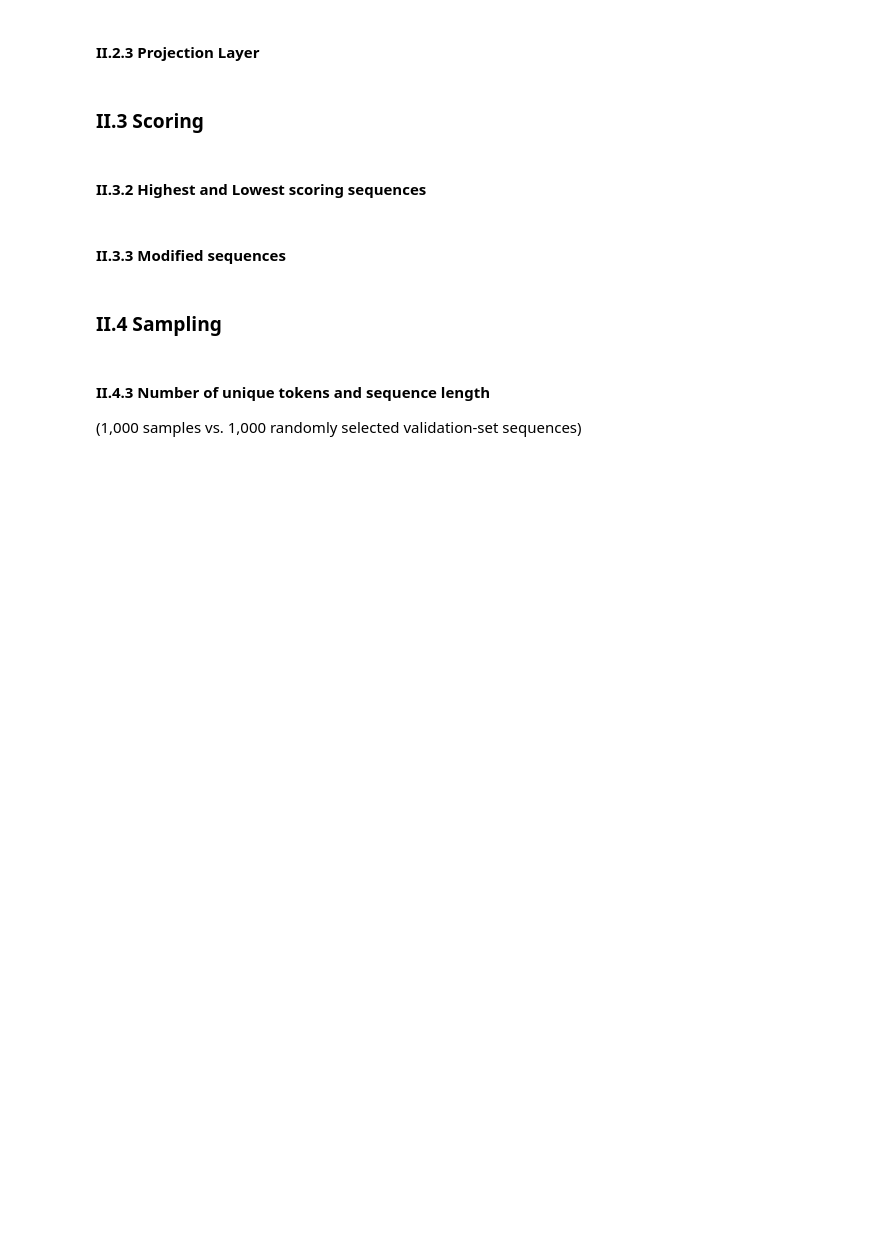
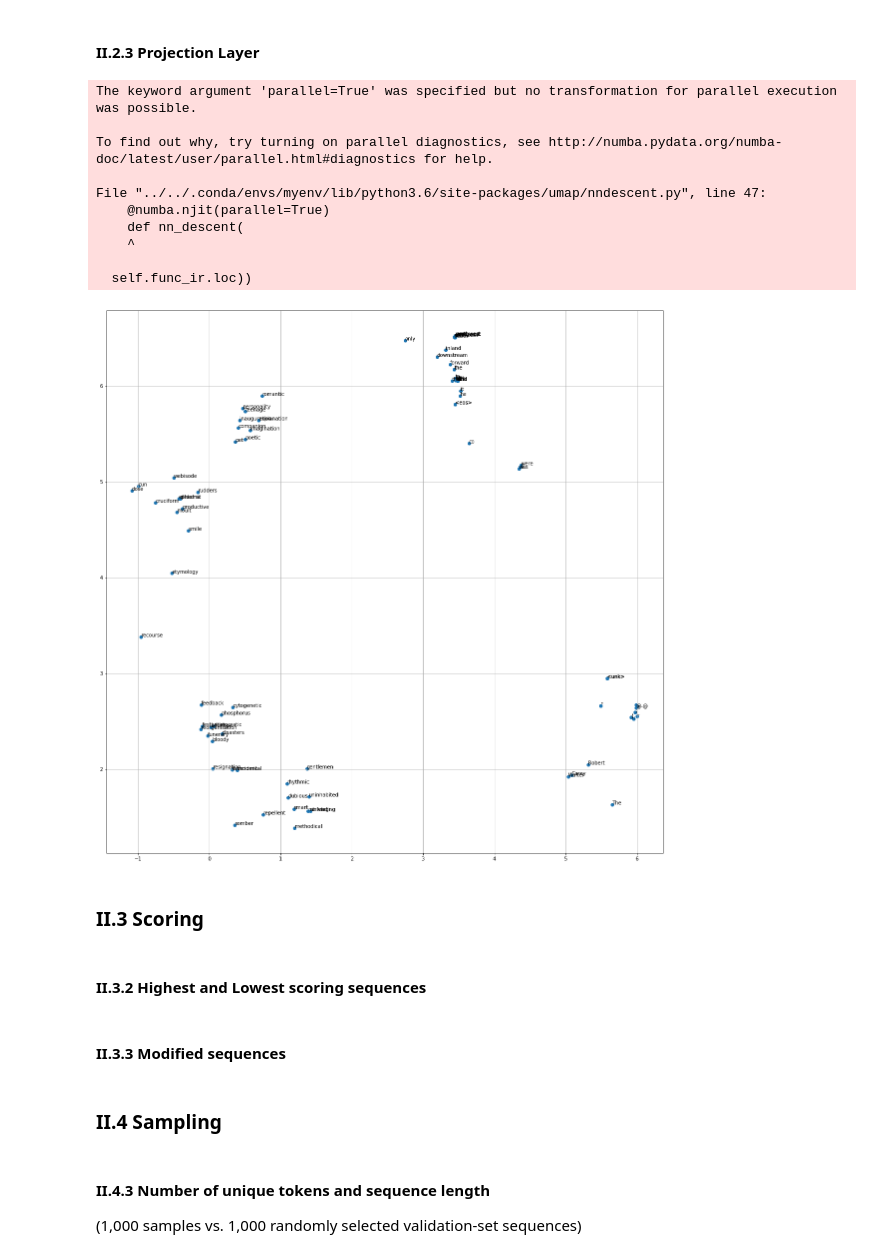
Before and after one commit to lexili24/Language-Model-NYU-Data-Science, a Jupyter notebook: HW2/lm_homework.ipynb, the cells around one changed output. Saved outputs shown, nothing was run; the diff lists cells and outputs as text; code cells hidden in the pictures; blank space fills up the shorter version.

```diff
--- a/HW2/lm_homework.ipynb
+++ b/HW2/lm_homework.ipynb
@@ -701,5 +813,25 @@ umap_plot(fake_weight_matrix, word_ids, words)
 # %% [markdown]
 #### II.2.3 Projection Layer
+# %%
+weight_matrix_proj = model.projection.weight
+words = ['productive', 'teenage','south','antelope','smart']
+# some verbs, and nouns
+proj_list, whole_words = cos_similarity(weight_matrix_proj, words)
+# %%
+whole_word_ids = train_dict.encode_token_seq(whole_words)   # e.g. use dictionary.get_id on a list of words
+umap_plot(weight_matrix_proj, whole_word_ids, whole_words)
+# %% [output]
+The keyword argument 'parallel=True' was specified but no transformation for parallel execution was possible.
+
+To find out why, try turning on parallel diagnostics, see http://numba.pydata.org/numba-doc/latest/user/parallel.html#diagnostics for help.
+
+File "../../.conda/envs/myenv/lib/python3.6/site-packages/umap/nndescent.py", line 47:
+    @numba.njit(parallel=True)
+    def nn_descent(
+    ^
+
+  self.func_ir.loc))
+[figure, added]
 # %% [markdown]
 ### II.3 Scoring
 # %% [markdown]
```
Also changed, not shown: parts of 14 cells of this notebook.
